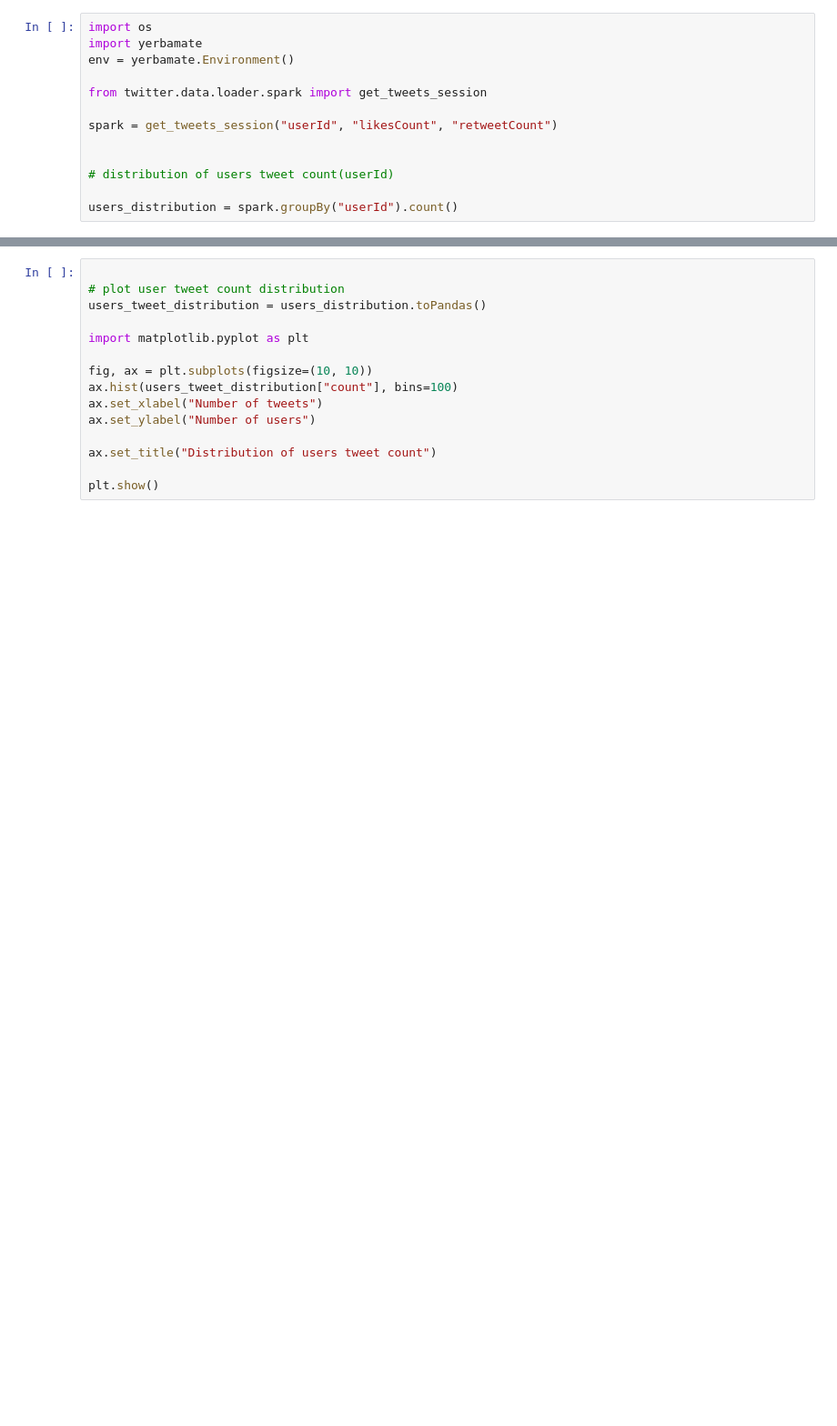
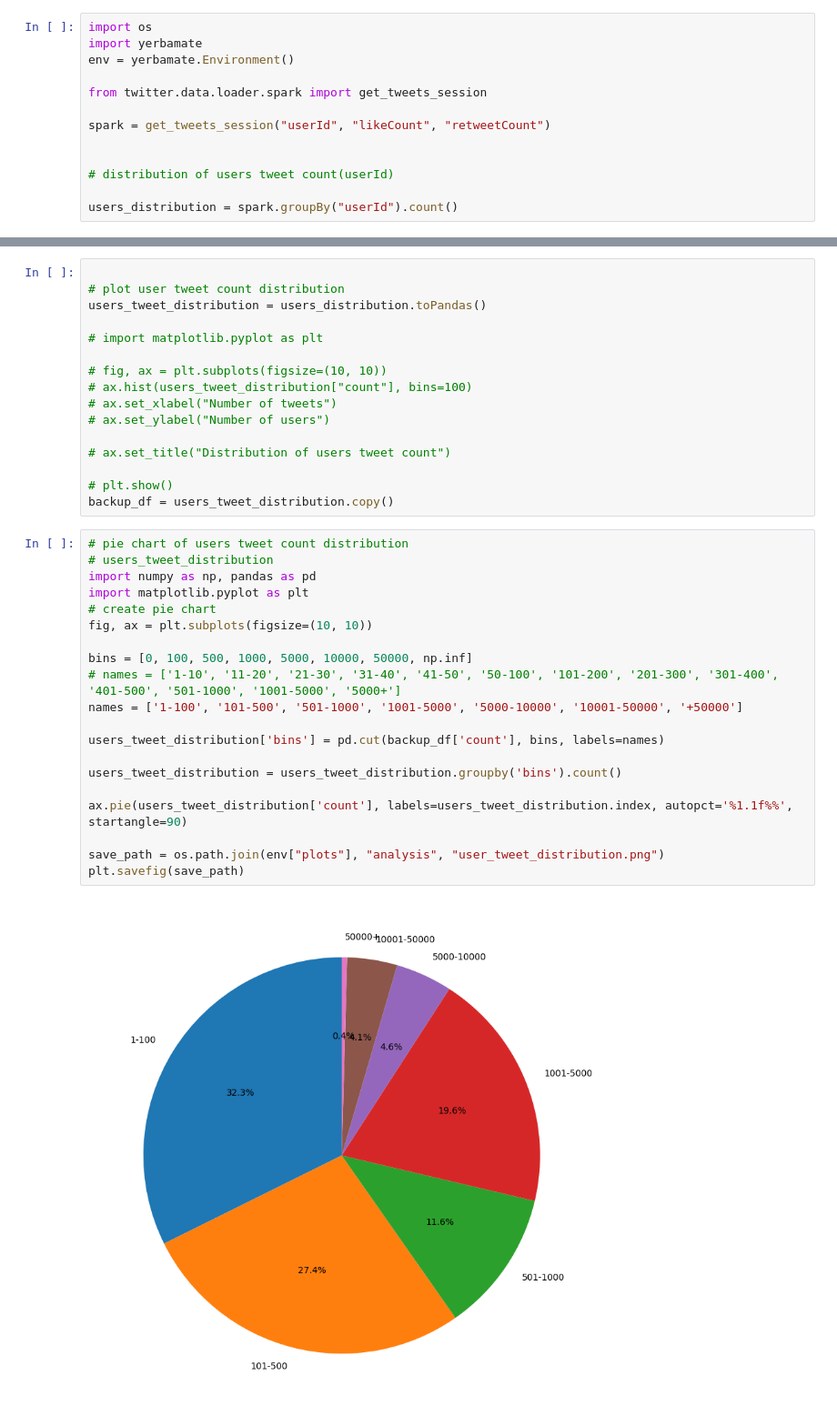
Before and after one commit to oalee/twitterds, a Jupyter notebook: twitter/analysis/users/users_statistics.ipynb, the cells around one changed output, grey strips where cells are left out. Shown at 91% size. Cells and saved outputs as stored; diff of their text form; blank space fills up the shorter version.

```diff
--- a/twitter/analysis/users/users_statistics.ipynb
+++ b/twitter/analysis/users/users_statistics.ipynb
@@ -5,7 +5,7 @@ env = yerbamate.Environment()
 
 from twitter.data.loader.spark import get_tweets_session
 
-spark = get_tweets_session("userId", "likesCount", "retweetCount")
+spark = get_tweets_session("userId", "likeCount", "retweetCount")
 
 
 # distribution of users tweet count(userId)
@@ -22,13 +18,36 @@ To adjust logging level use sc.setLogLevel(newLevel). For SparkR, use setLogLeve
 # plot user tweet count distribution
 users_tweet_distribution = users_distribution.toPandas()
 
-import matplotlib.pyplot as plt
+# import matplotlib.pyplot as plt
 
-fig, ax = plt.subplots(figsize=(10, 10))
-ax.hist(users_tweet_distribution["count"], bins=100)
-ax.set_xlabel("Number of tweets")
-ax.set_ylabel("Number of users")
+# fig, ax = plt.subplots(figsize=(10, 10))
+# ax.hist(users_tweet_distribution["count"], bins=100)
+# ax.set_xlabel("Number of tweets")
+# ax.set_ylabel("Number of users")
 
-ax.set_title("Distribution of users tweet count")
+# ax.set_title("Distribution of users tweet count")
 
-plt.show()
+# plt.show()
+backup_df = users_tweet_distribution.copy()
+# %%
+# pie chart of users tweet count distribution
+# users_tweet_distribution
+import numpy as np, pandas as pd
+import matplotlib.pyplot as plt
+# create pie chart
+fig, ax = plt.subplots(figsize=(10, 10))
+
+bins = [0, 100, 500, 1000, 5000, 10000, 50000, np.inf]
+# names = ['1-10', '11-20', '21-30', '31-40', '41-50', '50-100', '101-200', '201-300', '301-400', '401-500', '501-1000', '1001-5000', '5000+']
+names = ['1-100', '101-500', '501-1000', '1001-5000', '5000-10000', '10001-50000', '+50000']
+
+users_tweet_distribution['bins'] = pd.cut(backup_df['count'], bins, labels=names)
+
+users_tweet_distribution = users_tweet_distribution.groupby('bins').count()
+
+ax.pie(users_tweet_distribution['count'], labels=users_tweet_distribution.index, autopct='%1.1f%%', startangle=90)
+
+save_path = os.path.join(env["plots"], "analysis", "user_tweet_distribution.png")
+plt.savefig(save_path)
+# %% [output]
+[figure, added]
```
Also changed, not shown: parts of 3 cells of this notebook, 4 other files.
